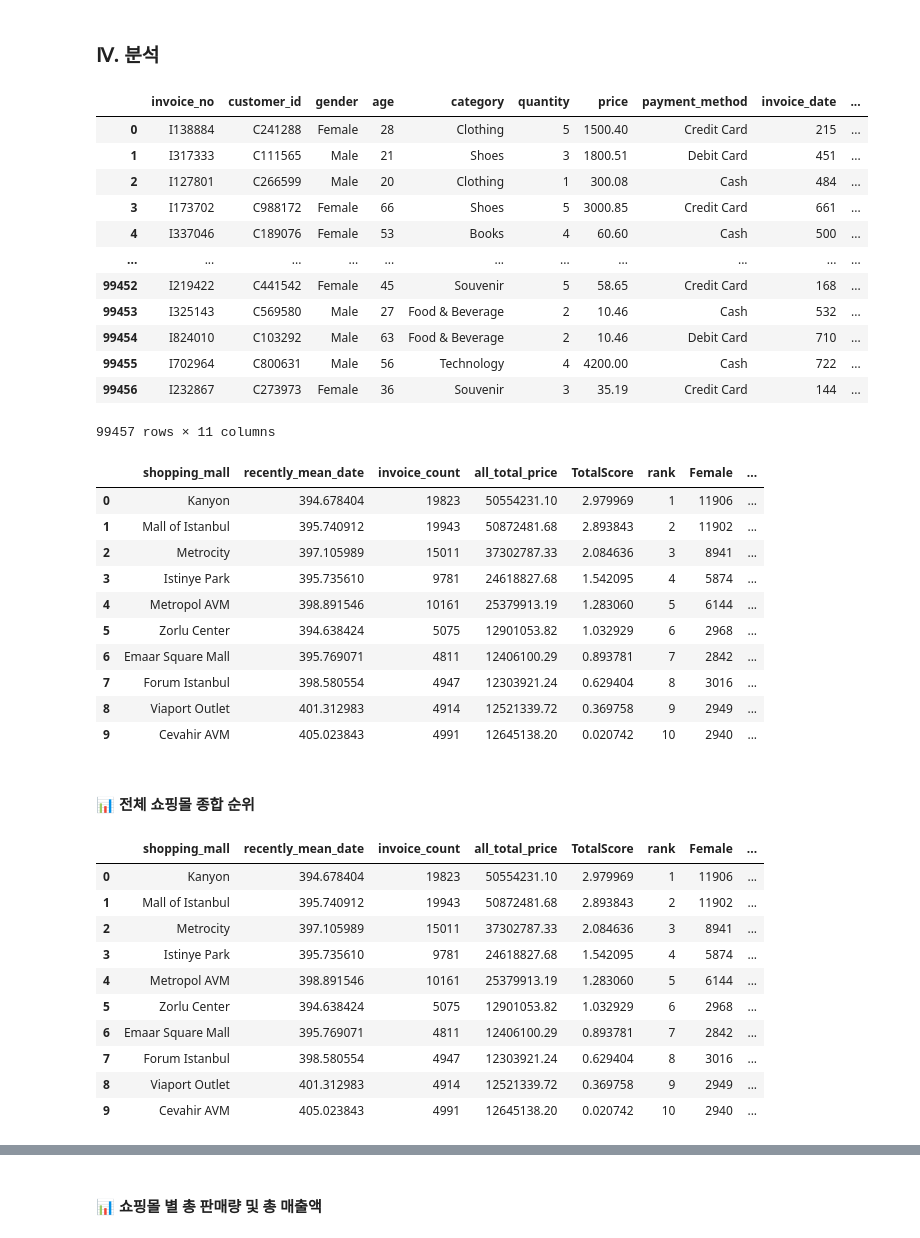
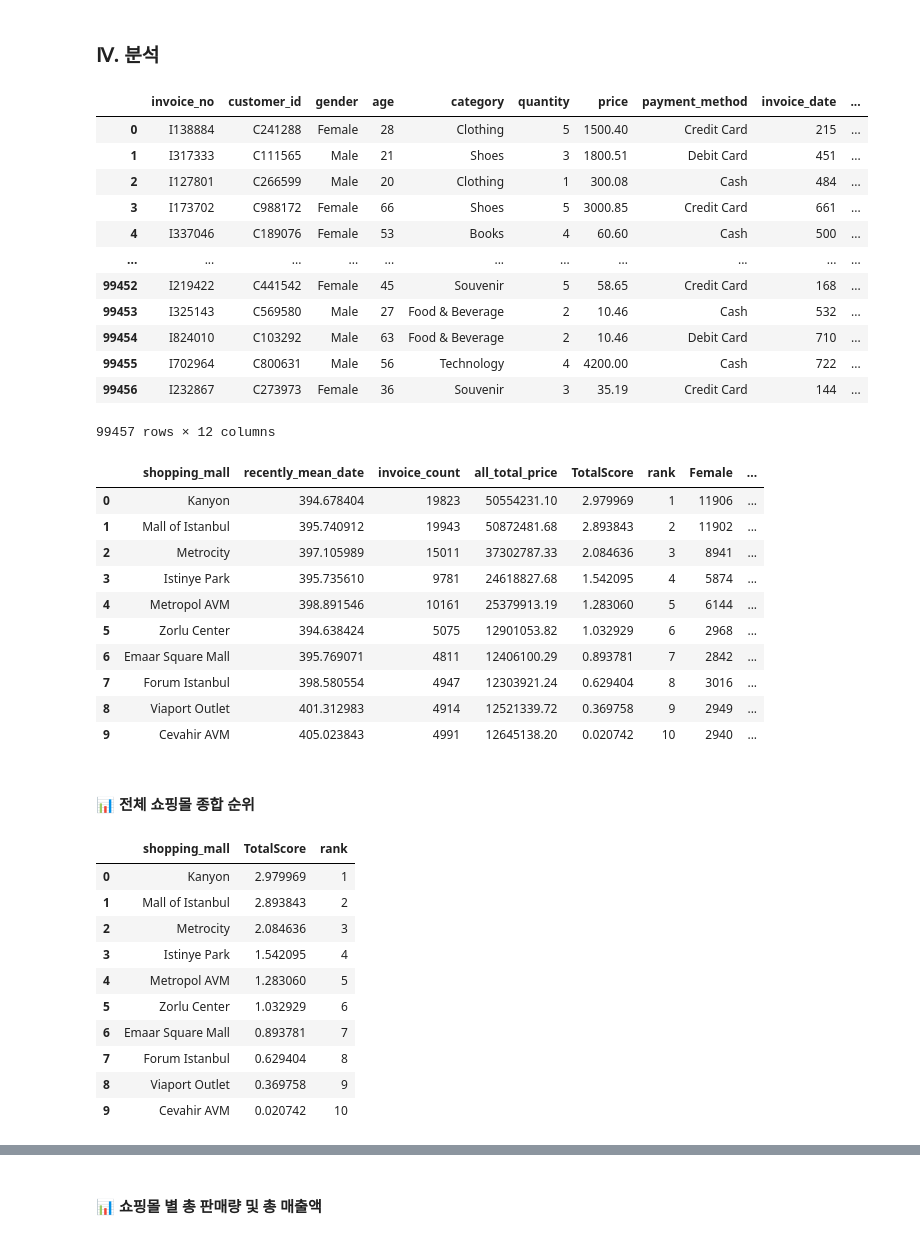
Before and after one commit to songseogyeong/study_data_analysis, a Jupyter notebook: d_rfm/d_RFM_task03.ipynb, the cells around one changed output, grey strips where cells are left out. Cells and saved outputs as stored; diff of their text form; code cells hidden in the pictures.

```diff
--- a/d_rfm/d_RFM_task03.ipynb
+++ b/d_rfm/d_RFM_task03.ipynb
@@ -456,0 +474,20 @@ rfm_df
+# %%
+# 회원의 등급 책정을 위한 함수 선언
+def get_age(x):
+    if x <= 19:
+        return 10
+    if x >= 20 and x < 30:
+        return 20
+    if x >= 30 and x < 40:
+        return 30
+    if x >= 40 and x < 50:
+        return 40
+    if x >= 50 and x < 60:
+        return 50
+    if x >= 60 and x < 70:
+        return 60
+    return 1
+# %%
+# 고객의 나이대 구하기
+cs_copy_df['age_to'] = cs_copy_df['age'].apply(get_age)
+cs_copy_df
@@ -456,0 +523,9 @@ rfm_df
+# %%
+# 피벗 테이블을 사용하여 쇼핑몰 별 각 연령대의 수 구하기
+# 행: shopping_mall, 열: gender, 집계방법: size(데이터 개수 세기)
+customer_age = cs_copy_df.pivot_table(index='shopping_mall', columns='age_to', aggfunc='size').reset_index()
+customer_age
+
+# 데이터 프레임 합치기
+rfm_df = pd.merge(rfm_df, customer_age, on='shopping_mall')
+rfm_df
@@ -550,7 +650,7 @@ display(rfm_df)
 | 99454 | I824010 | C103292 | Male | 63 | Food & Beverage | 2 | 10.46 | Debit Card | 710 | ... |
 | 99455 | I702964 | C800631 | Male | 56 | Technology | 4 | 4200.00 | Cash | 722 | ... |
 | 99456 | I232867 | C273973 | Female | 36 | Souvenir | 3 | 35.19 | Credit Card | 144 | ... |
-99457 rows × 11 columns
+99457 rows × 12 columns
 |  | shopping_mall | recently_mean_date | invoice_count | all_total_price | TotalScore | rank | Female | ... |
 | 0 | Kanyon | 394.678404 | 19823 | 50554231.10 | 2.979969 | 1 | 11906 | ... |
 | 1 | Mall of Istanbul | 395.740912 | 19943 | 50872481.68 | 2.893843 | 2 | 11902 | ... |
@@ -565,19 +665,19 @@ display(rfm_df)
 # %% [markdown]
 #### 📊 전체 쇼핑몰 종합 순위
 # %%
-rfm_df
+rfm_df[['shopping_mall', 'TotalScore', 'rank']]
 # %% [output]
-|  | shopping_mall | recently_mean_date | invoice_count | all_total_price | TotalScore | rank | Female | ... |
-| 0 | Kanyon | 394.678404 | 19823 | 50554231.10 | 2.979969 | 1 | 11906 | ... |
-| 1 | Mall of Istanbul | 395.740912 | 19943 | 50872481.68 | 2.893843 | 2 | 11902 | ... |
-| 2 | Metrocity | 397.105989 | 15011 | 37302787.33 | 2.084636 | 3 | 8941 | ... |
-| 3 | Istinye Park | 395.735610 | 9781 | 24618827.68 | 1.542095 | 4 | 5874 | ... |
-| 4 | Metropol AVM | 398.891546 | 10161 | 25379913.19 | 1.283060 | 5 | 6144 | ... |
-| 5 | Zorlu Center | 394.638424 | 5075 | 12901053.82 | 1.032929 | 6 | 2968 | ... |
-| 6 | Emaar Square Mall | 395.769071 | 4811 | 12406100.29 | 0.893781 | 7 | 2842 | ... |
-| 7 | Forum Istanbul | 398.580554 | 4947 | 12303921.24 | 0.629404 | 8 | 3016 | ... |
-| 8 | Viaport Outlet | 401.312983 | 4914 | 12521339.72 | 0.369758 | 9 | 2949 | ... |
-| 9 | Cevahir AVM | 405.023843 | 4991 | 12645138.20 | 0.020742 | 10 | 2940 | ... |
+|  | shopping_mall | TotalScore | rank |
+| 0 | Kanyon | 2.979969 | 1 |
+| 1 | Mall of Istanbul | 2.893843 | 2 |
+| 2 | Metrocity | 2.084636 | 3 |
+| 3 | Istinye Park | 1.542095 | 4 |
+| 4 | Metropol AVM | 1.283060 | 5 |
+| 5 | Zorlu Center | 1.032929 | 6 |
+| 6 | Emaar Square Mall | 0.893781 | 7 |
+| 7 | Forum Istanbul | 0.629404 | 8 |
+| 8 | Viaport Outlet | 0.369758 | 9 |
+| 9 | Cevahir AVM | 0.020742 | 10 |
 # %% [markdown]
 #### 💡 분석
 - 전제 쇼핑몰 중 Kanyon(카뇽)이 약 2.98점으로 1위를 기록했으며, Cevahir(체바히르)가 약 0.02로 9위를 기록함.
```
Also changed, not shown: parts of 33 cells of this notebook.
